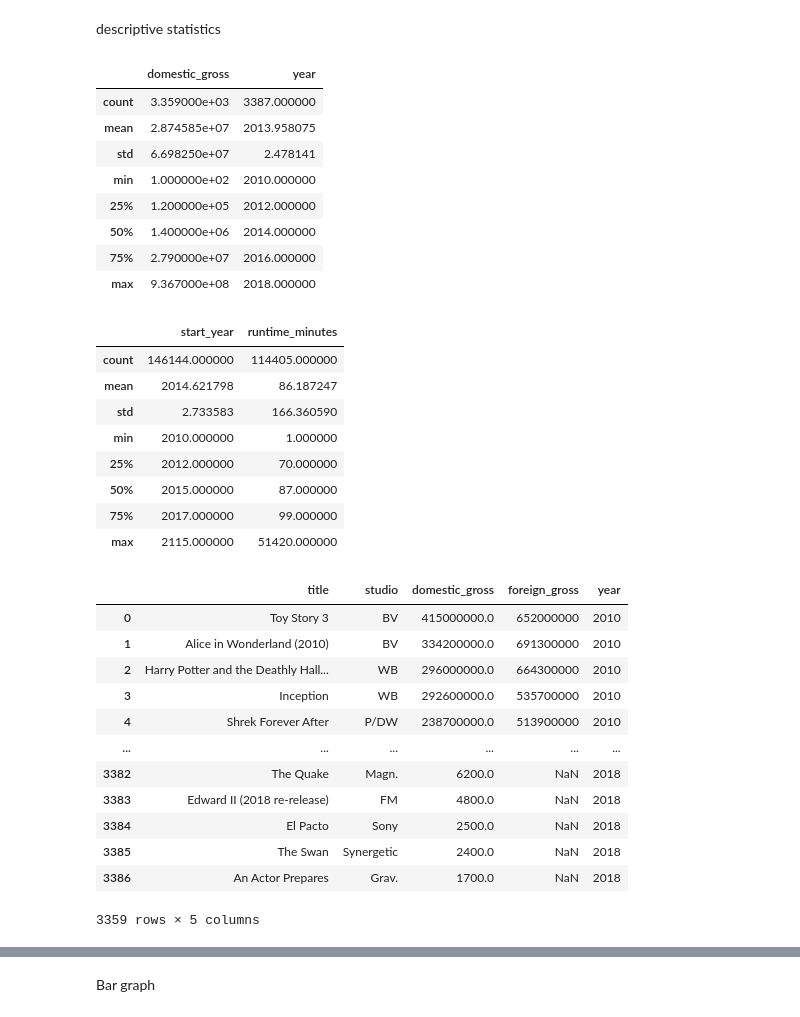
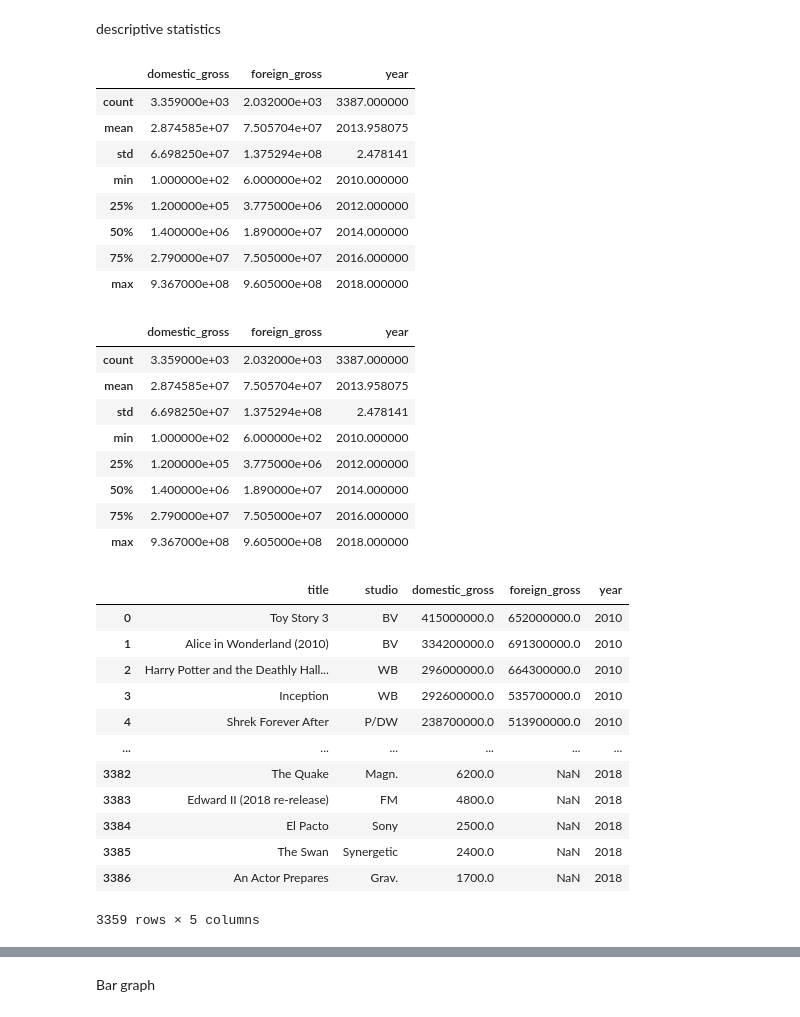
Before and after one commit to SMayienda/sarah_m, a Jupyter notebook: project1.ipynb, the cells around one changed output, grey strips where cells are left out. Cells and saved outputs as stored; diff of their text form; code cells hidden in the pictures.

```diff
--- a/project1.ipynb
+++ b/project1.ipynb
@@ -105,0 +79,8 @@ movie_gross.duplicated().sum(), title_basics.duplicated().sum()
+# %%
+# sort movies by total gross revenue(domestic+foreign)
+# Convert 'domestic_gross' and 'foreign_gross' to numeric, handling errors
+movie_gross['domestic_gross'] = pd.to_numeric(movie_gross['domestic_gross'], errors='coerce')
+movie_gross['foreign_gross'] = pd.to_numeric(movie_gross['foreign_gross'], errors='coerce')
+movie_gross['total_gross'] = movie_gross['domestic_gross'] + movie_gross['foreign_gross']
+movie_gross = movie_gross.sort_values(by='total_gross', ascending=False).head(10)
+movie_gross
@@ -140,37 +191,37 @@ descriptive statistics
 # %%
 movie_gross.describe()
 # %% [output]
-|  | domestic_gross | year |
-| count | 3.359000e+03 | 3387.000000 |
-| mean | 2.874585e+07 | 2013.958075 |
-| std | 6.698250e+07 | 2.478141 |
-| min | 1.000000e+02 | 2010.000000 |
-| 25% | 1.200000e+05 | 2012.000000 |
-| 50% | 1.400000e+06 | 2014.000000 |
-| 75% | 2.790000e+07 | 2016.000000 |
-| max | 9.367000e+08 | 2018.000000 |
+|  | domestic_gross | foreign_gross | year |
+| count | 3.359000e+03 | 2.032000e+03 | 3387.000000 |
+| mean | 2.874585e+07 | 7.505704e+07 | 2013.958075 |
+| std | 6.698250e+07 | 1.375294e+08 | 2.478141 |
+| min | 1.000000e+02 | 6.000000e+02 | 2010.000000 |
+| 25% | 1.200000e+05 | 3.775000e+06 | 2012.000000 |
+| 50% | 1.400000e+06 | 1.890000e+07 | 2014.000000 |
+| 75% | 2.790000e+07 | 7.505000e+07 | 2016.000000 |
+| max | 9.367000e+08 | 9.605000e+08 | 2018.000000 |
 # %%
-title_basics.describe()
+movie_gross.describe()
 # %% [output]
-|  | start_year | runtime_minutes |
-| count | 146144.000000 | 114405.000000 |
-| mean | 2014.621798 | 86.187247 |
-| std | 2.733583 | 166.360590 |
-| min | 2010.000000 | 1.000000 |
-| 25% | 2012.000000 | 70.000000 |
-| 50% | 2015.000000 | 87.000000 |
-| 75% | 2017.000000 | 99.000000 |
-| max | 2115.000000 | 51420.000000 |
+|  | domestic_gross | foreign_gross | year |
+| count | 3.359000e+03 | 2.032000e+03 | 3387.000000 |
+| mean | 2.874585e+07 | 7.505704e+07 | 2013.958075 |
+| std | 6.698250e+07 | 1.375294e+08 | 2.478141 |
+| min | 1.000000e+02 | 6.000000e+02 | 2010.000000 |
+| 25% | 1.200000e+05 | 3.775000e+06 | 2012.000000 |
+| 50% | 1.400000e+06 | 1.890000e+07 | 2014.000000 |
+| 75% | 2.790000e+07 | 7.505000e+07 | 2016.000000 |
+| max | 9.367000e+08 | 9.605000e+08 | 2018.000000 |
 # %%
 # most popular movies greater than 90
 movie_gross[movie_gross['domestic_gross'] > 90]
 # %% [output]
 |  | title | studio | domestic_gross | foreign_gross | year |
-| 0 | Toy Story 3 | BV | 415000000.0 | 652000000 | 2010 |
-| 1 | Alice in Wonderland (2010) | BV | 334200000.0 | 691300000 | 2010 |
-| 2 | Harry Potter and the Deathly Hall... | WB | 296000000.0 | 664300000 | 2010 |
-| 3 | Inception | WB | 292600000.0 | 535700000 | 2010 |
-| 4 | Shrek Forever After | P/DW | 238700000.0 | 513900000 | 2010 |
+| 0 | Toy Story 3 | BV | 415000000.0 | 652000000.0 | 2010 |
+| 1 | Alice in Wonderland (2010) | BV | 334200000.0 | 691300000.0 | 2010 |
+| 2 | Harry Potter and the Deathly Hall... | WB | 296000000.0 | 664300000.0 | 2010 |
+| 3 | Inception | WB | 292600000.0 | 535700000.0 | 2010 |
+| 4 | Shrek Forever After | P/DW | 238700000.0 | 513900000.0 | 2010 |
 | ... | ... | ... | ... | ... | ... |
 | 3382 | The Quake | Magn. | 6200.0 | NaN | 2018 |
 | 3383 | Edward II (2018 re-release) | FM | 4800.0 | NaN | 2018 |
```
Also changed, not shown: parts of 26 cells of this notebook.
